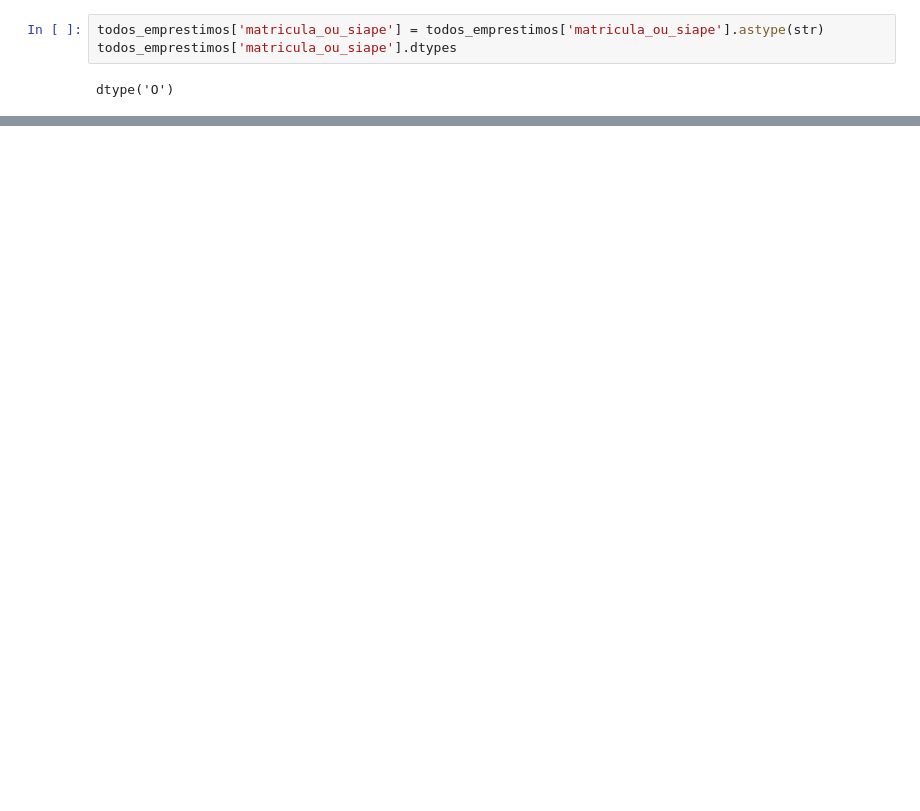
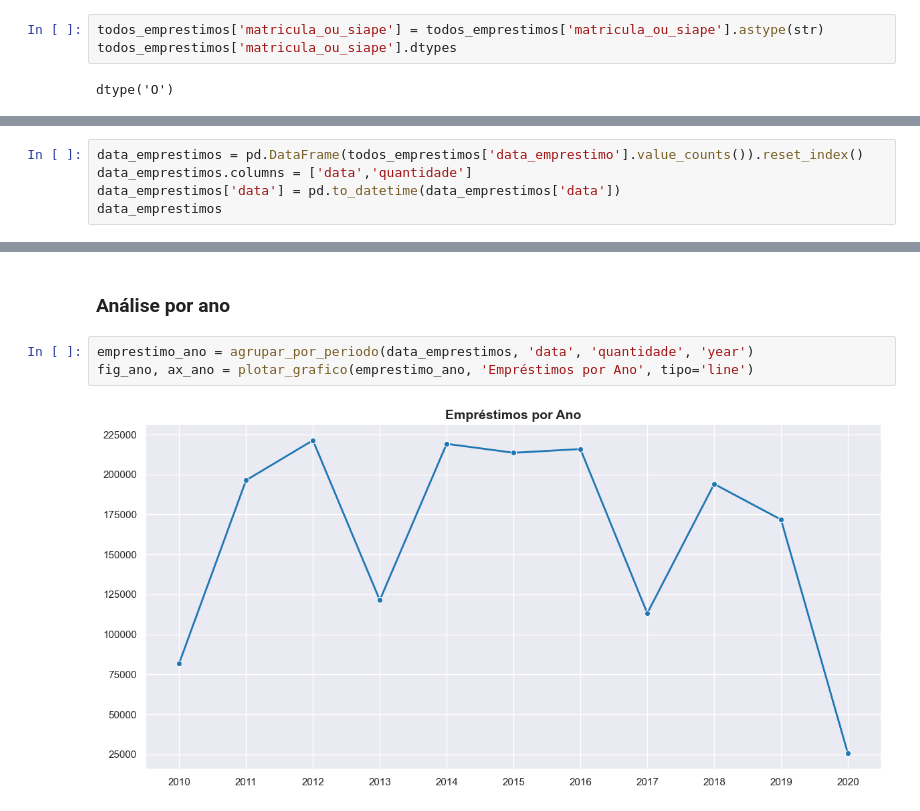
Before and after one commit to Douglas-Lucarelli/analise-dados-biblioteca-ufrn, a Jupyter notebook: analise_biblioteca.ipynb, the cells around one changed output, grey strips where cells are left out. Cells and saved outputs as stored; diff of their text form; blank space fills up the shorter version.

Commit message:
Adicionadas funções para agrupar dados por período e plotar gráficos de empréstimos por ano, mês e hora

```diff
--- a/analise_biblioteca.ipynb
+++ b/analise_biblioteca.ipynb
@@ -190,0 +232,5 @@ dtype('O')
+# %%
+data_emprestimos = pd.DataFrame(todos_emprestimos['data_emprestimo'].value_counts()).reset_index()
+data_emprestimos.columns = ['data','quantidade']
+data_emprestimos['data'] = pd.to_datetime(data_emprestimos['data'])
+data_emprestimos
@@ -190,0 +306,7 @@ dtype('O')
+# %% [markdown]
+### Análise por ano
+# %%
+emprestimo_ano = agrupar_por_periodo(data_emprestimos, 'data', 'quantidade', 'year')
+fig_ano, ax_ano = plotar_grafico(emprestimo_ano, 'Empréstimos por Ano', tipo='line')
+# %% [output]
+[figure, added]
```
Also changed, not shown: parts of 23 cells of this notebook.
